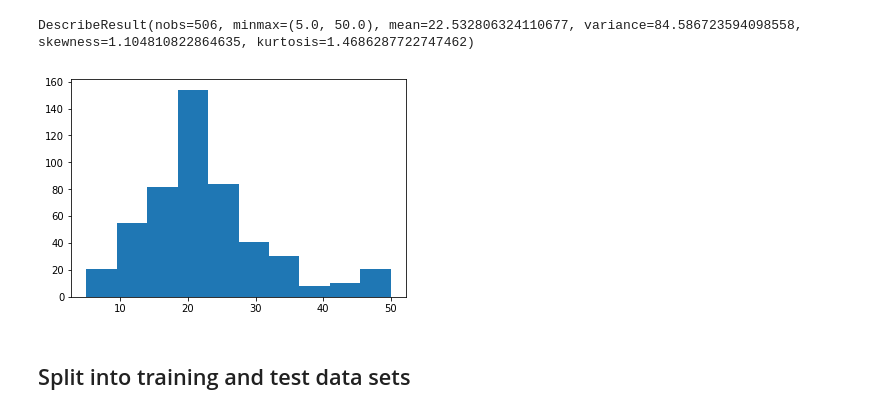
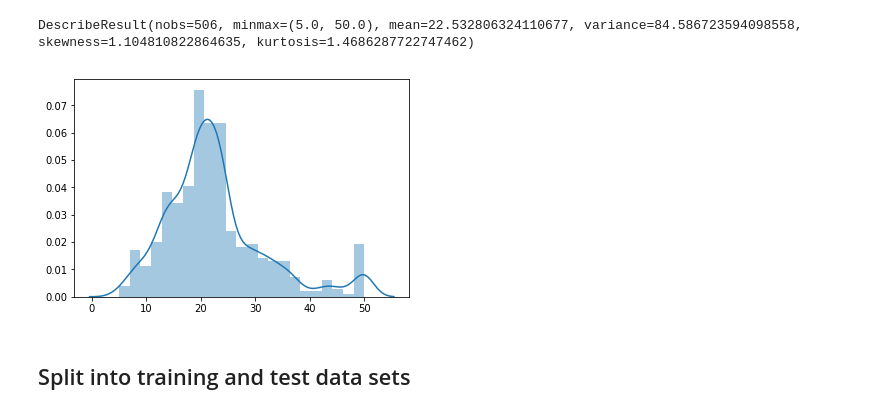
Before and after one commit to PirateGrunt/python4actuaries, a Jupyter notebook: sklearn-intro.ipynb, the cells around one changed output. Cells and saved outputs as stored; diff of their text form; code cells hidden in the pictures.

```diff
--- a/sklearn-intro.ipynb
+++ b/sklearn-intro.ipynb
@@ -35,11 +41,14 @@ stats.describe(y)
 # %% [output]
 DescribeResult(nobs=506, minmax=(5.0, 50.0), mean=22.532806324110677, variance=84.586723594098558, skewness=1.104810822864635, kurtosis=1.4686287722747462)
 # %%
+import seaborn as sns
 import matplotlib.pyplot as plt
-plt.hist(y)
+
+sns.distplot(y)
+
 plt.show()
 # %% [output]
-[figure, old version]
+[figure, new version]
 # %% [markdown]
 ## Split into training and test data sets
 # %%
```
Also changed, not shown: parts of 20 cells of this notebook.
